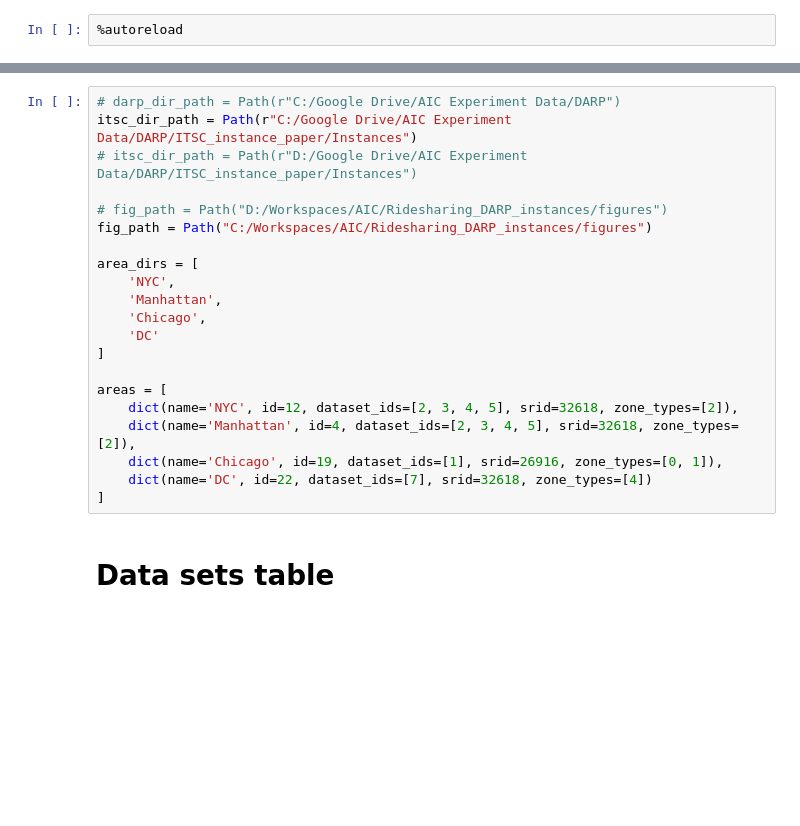
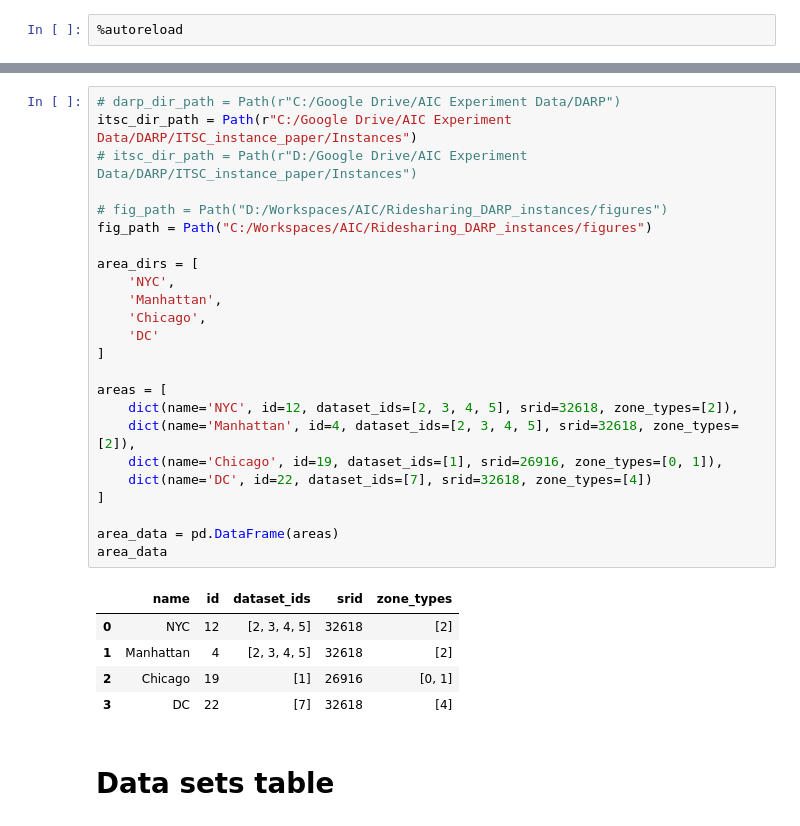
Before and after one commit to aicenter/Ridesharing_DARP_instances, a Jupyter notebook: python/nb/ITSC instance Figures.ipynb, the cells around one changed output, grey strips where cells are left out. Drawn from its saved outputs; the diff is of its cells as text; blank space fills up the shorter version.

```diff
--- a/python/nb/ITSC instance Figures.ipynb
+++ b/python/nb/ITSC instance Figures.ipynb
@@ -14,23 +14,32 @@ Successfully read db config from: ['D:\\Workspaces\\AIC\\Ridesharing_DARP_instan
 # %%
 # darp_dir_path = Path(r"C:/Google Drive/AIC Experiment Data/DARP")
 itsc_dir_path = Path(r"C:/Google Drive/AIC Experiment Data/DARP/ITSC_instance_paper/Instances")
 # itsc_dir_path = Path(r"D:/Google Drive/AIC Experiment Data/DARP/ITSC_instance_paper/Instances")
 
 # fig_path = Path("D:/Workspaces/AIC/Ridesharing_DARP_instances/figures")
 fig_path = Path("C:/Workspaces/AIC/Ridesharing_DARP_instances/figures")
 
 area_dirs = [
     'NYC',
     'Manhattan',
     'Chicago',
     'DC'
 ]
 
 areas = [
     dict(name='NYC', id=12, dataset_ids=[2, 3, 4, 5], srid=32618, zone_types=[2]),
     dict(name='Manhattan', id=4, dataset_ids=[2, 3, 4, 5], srid=32618, zone_types=[2]),
     dict(name='Chicago', id=19, dataset_ids=[1], srid=26916, zone_types=[0, 1]),
     dict(name='DC', id=22, dataset_ids=[7], srid=32618, zone_types=[4])
 ]
+
+area_data = pd.DataFrame(areas)
+area_data
+# %% [output]
+|  | name | id | dataset_ids | srid | zone_types |
+| 0 | NYC | 12 | [2, 3, 4, 5] | 32618 | [2] |
+| 1 | Manhattan | 4 | [2, 3, 4, 5] | 32618 | [2] |
+| 2 | Chicago | 19 | [1] | 26916 | [0, 1] |
+| 3 | DC | 22 | [7] | 32618 | [4] |
 # %% [markdown]
 # Data sets table
```
Also changed, not shown: parts of 5 cells of this notebook, 1 other file.
